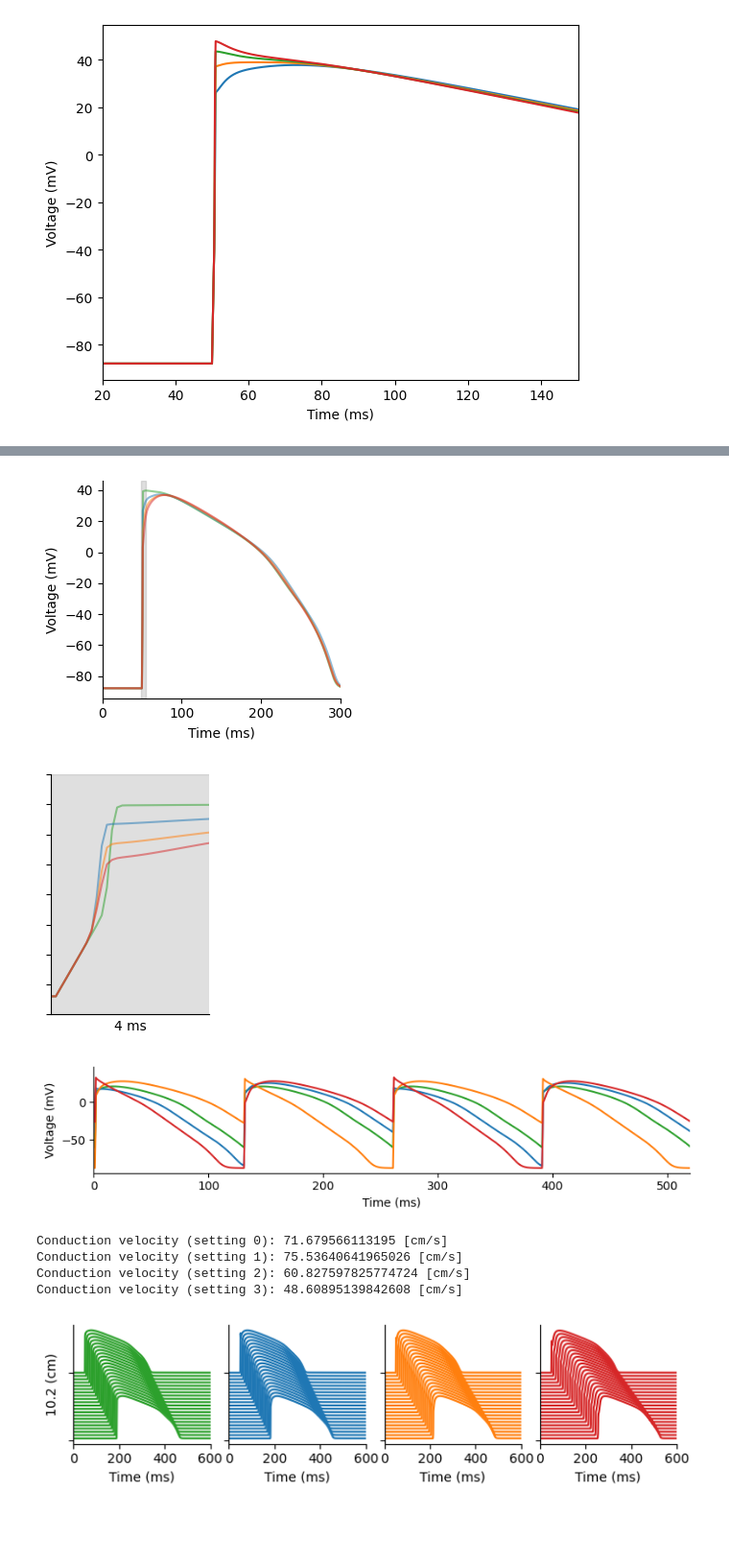
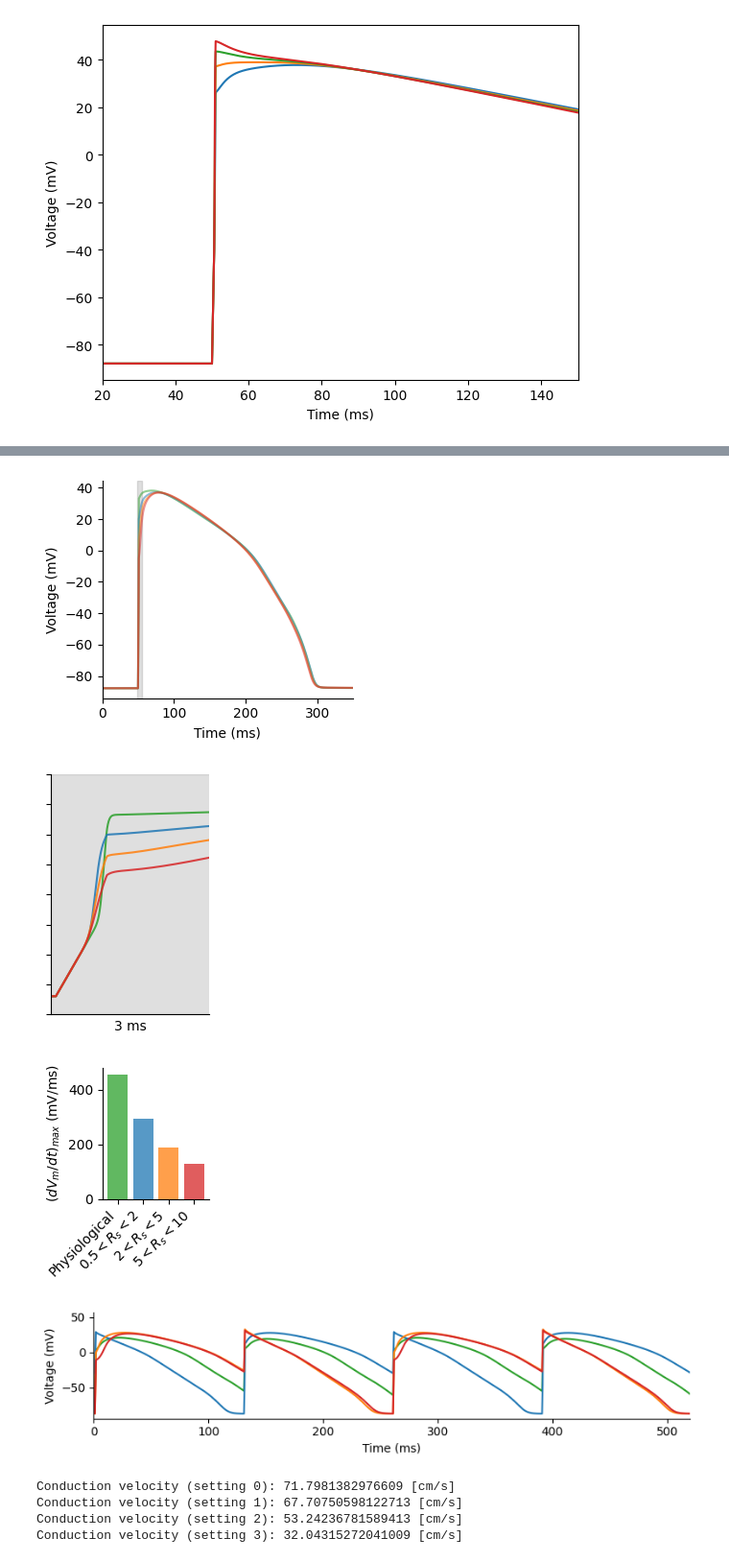
Before and after one commit to CardiacModelling/nav-artefact-model, a Jupyter notebook: src/ap/ap-effects.ipynb, the cells around one changed output, grey strips where cells are left out. Shown at 96% size. Drawn from its saved outputs; the diff is of its cells as text; code cells hidden in the pictures; blank space fills up the shorter version.

Commit message:
Final update for the figure in manuscript

```diff
--- a/src/ap/ap-effects.ipynb
+++ b/src/ap/ap-effects.ipynb
@@ -408,6 +408,6 @@ plt.show()
 # %%
 LONG = True
-n = 1024 if LONG else 128
+n = 1500 if LONG else 128
 protocol = myokit.pacing.blocktrain(period=1000,
                                     duration=1,
                                     offset=50,
@@ -421,7 +421,7 @@ for i, p in enumerate(PARAMS):
     mmt_ap.set_value('ina.p3', p[1])
     s = myokit.Simulation1d(mmt_ap, protocol, ncells=n)
     #s.set_paced_cells(50)
-    s.set_conductance(15.5) # To make cv ~ 70 cm/s: https://www.sciencedirect.com/science/article/pii/S2405500X24009940
+    s.set_conductance(14) # To make cv ~ 70 cm/s: https://www.sciencedirect.com/science/article/pii/S2405500X24009940
     s.set_step_size(0.01)
     try:
         # Run
@@ -458,10 +458,11 @@ Conduction velocity (setting 3): 48.60895139842608 [cm/s]
 # %%
-def plot_cv(b, ax, skip=30):
+def plot_cv(b, ax, skip=50, start=250, end=1250):
     # Plot conduction velocity to `ax` and return (ax, cv)
     x,y,z = b.grid('membrane.V')
-    n = len(y)
-    for k, j in enumerate(y[::skip, 0]):
-            ax.plot(x[j][:-1], z[j] + (n/skip - k)/(n/skip)*100*2, c=colors[i])
+    n = end - start
+    t0 = x[skip][np.where(z[start] > -50)[0][0]] - 10
+    for k, j in enumerate(y[start:end+skip:skip, 0]):
+            ax.plot(x[j][:-1]-t0, z[j] + (n/skip - k)/(n/skip)*100*2, c=colors[i])
     return ax, b.cv('membrane.V')
 # %%
 # Make nice plot
@@ -474,19 +475,20 @@ RsRange = [(0.5, 2), (2, 5), (5, 10)]
 
 # A
 plt.figure(figsize=(4, 3))
-data_b = np.loadtxt('./data/baseline.csv')
-plt.plot(v_steps, data_b, c=colors[0], alpha=0.75, label='Physiological (theoretical)')
-plt.plot(v_steps, run(PARAMS[0])['Current'], c=colors[0], alpha=0.75, linestyle='--')
+v_steps_data = np.arange(-90, 50, 5)
+v_steps = v_steps_data
+v_steps = np.arange(-90, 50, 1)
+plt.plot(v_steps, run(PARAMS[0])['Current'], c=colors[0], alpha=0.75, label='Physiological (theoretical)')
 for i, CASE in enumerate([1, 2, 3]):
     all_iv = pd.read_csv(f'./data/case-{CASE}/all_iv.csv').T
     np.random.seed(0)
-    choice = np.random.choice(len(all_iv.T), 25, replace=False)
+    choice = np.random.choice(len(all_iv.T), 50, replace=False)
     d = []
     for iv in all_iv.values[:, choice].T: d.append(iv)
     data = np.mean(d, axis=0)
     Rl, Ru = RsRange[i]
-    plt.plot(v_steps, data, c=colors[i+1], alpha=0.75, label=str(Rl) + r'$<R_{s}<$' + str(Ru))
-    plt.errorbar(v_steps, data, yerr=np.std(d, axis=0) / np.sqrt(len(d)), c=colors[i+1], alpha=0.75)
+    plt.plot(v_steps_data, data, c=colors[i+1], alpha=0.75, label=str(Rl) + r'$<R_{s}<$' + str(Ru))
+    plt.errorbar(v_steps_data, data, yerr=np.std(d, axis=0) / np.sqrt(len(d)), c=colors[i+1], alpha=0.75)
     plt.plot(v_steps, run(PARAMS[i+1])['Current'], c=colors[i+1], alpha=0.75, linestyle='--')
 plt.xlabel('Voltage (mV)')
 plt.ylabel('Current (A/F)')
@@ -508,20 +510,21 @@ p = myokit.pacing.blocktrain(period=500,
                                 offset=50,
                                 level=0.75)
 m.set_protocol(p, label='pace')
-ZOOM = []
+TIME_ZOOM, ZOOM = [], []
 for i, p in enumerate(PARAMS):
     m.set_constant('ina.gNa', p[0])
     m.set_constant('ina.p1', p[1])
     m.set_constant('ina.p3', p[1])
     m.pre(10000)
-    d0 = m.run(TIME[-1]+1, log_times=TIME, log=LOG)
+    d0 = m.run(TIME[-1]+1, log=LOG + ['engine.time'])
     m.reset()
-    plt.plot(TIME, d0['membrane.V'], c=colors[i], alpha=0.5)
+    plt.plot(d0['engine.time'], d0['membrane.V'], c=colors[i], alpha=0.5)
     ZOOM.append(d0['membrane.V'])
+    TIME_ZOOM.append(d0['engine.time'])
 plt.axvspan(49, 55, color='gray', alpha=0.25)
 plt.xlabel('Time (ms)')
 plt.ylabel('Voltage (mV)')
-plt.xlim([0, 300])
+plt.xlim([0, 350])
 plt.tight_layout()
 plt.savefig('figs/ap-b1.pdf', format='pdf', bbox_inches='tight')
 plt.show()
@@ -529,10 +532,13 @@ plt.close()
 
 # B2
 plt.figure(figsize=(2, 3))
+dvdts = []
 for i, p in enumerate(PARAMS):
-    plt.plot(TIME, ZOOM[i], c=colors[i], alpha=0.5)
+    plt.plot(TIME_ZOOM[i], ZOOM[i], c=colors[i], alpha=0.85)
+    w = np.where((np.array(TIME_ZOOM[i]) > 49.9) & (np.array(TIME_ZOOM[i]) < 54))[0]
+    dvdts.append(np.max(np.gradient(np.array(ZOOM[i])[w], np.array(TIME_ZOOM[i])[w])))
 plt.axvspan(49.9, 54, color='gray', alpha=0.25)
-plt.xlabel('4 ms')
+plt.xlabel('3 ms')
 plt.tick_params(
     axis='x',          # changes apply to the x-axis
     which='both',      # both major and minor ticks are affected
@@ -547,7 +553,17 @@ plt.savefig('figs/ap-b2.pdf', format='pdf', bbox_inches='tight')
 plt.show()
 plt.close()
 
-# C
+# C option 1
+plt.figure(figsize=(2, 2.5))
+plt.bar([0, 1, 2, 3], dvdts, color=colors, alpha=0.75)
+plt.xticks([0, 1, 2, 3], ['Physiological']+[str(Rl) + r'$<R_{s}<$' + str(Ru) for Rl, Ru in RsRange], rotation=45, ha='right')
+plt.ylabel(r'$(dV_{m}/dt)_{max}$ (mV/ms)')
+plt.tight_layout()
+plt.savefig('figs/ap-c1.pdf', format='pdf', bbox_inches='tight')
+plt.show()
+plt.close()
+
+# C option 2
 plt.figure(figsize=(8, 2))
 TIME2 = np.arange(0, 3000, DT)
 p = myokit.pacing.blocktrain(period=130,
@@ -567,7 +583,7 @@ plt.ylabel('Voltage (mV)')
 plt.xlabel('Time (ms)')
 plt.xlim([0, 520])
 plt.tight_layout()
-plt.savefig('figs/ap-c.pdf', format='pdf', bbox_inches='tight')
+plt.savefig('figs/ap-c2.pdf', format='pdf', bbox_inches='tight')
 plt.show()
 plt.close()
 
@@ -581,7 +597,7 @@ for i, b in enumerate(CV):
     print(f'Conduction velocity (setting {i}): ' + str(cv) + ' [cm/s]')
     cvs.append(cv)
 plt.yticks(ticks=[-88, 112], labels=[])
-axes[0].set_ylabel('10.2 (cm)')  # 1020 cells * 0.01 cm/cell
+axes[0].set_ylabel('10 (cm)')  # 1000 cells * 0.01 cm/cell
 plt.tight_layout()
 plt.savefig('figs/ap-d.pdf', format='pdf', bbox_inches='tight')
 plt.show()
@@ -601,8 +617,8 @@ plt.close()
-[figure, old version]
+[figure, new version]
-[figure, old version]
+[figure, new version]
-[figure, old version]
+[figure, new version]
+[figure, new version]
-Conduction velocity (setting 0): 71.679566113195 [cm/s]
-Conduction velocity (setting 1): 75.53640641965026 [cm/s]
-Conduction velocity (setting 2): 60.827597825774724 [cm/s]
-Conduction velocity (setting 3): 48.60895139842608 [cm/s]
+Conduction velocity (setting 0): 71.7981382976609 [cm/s]
+Conduction velocity (setting 1): 67.70750598122713 [cm/s]
+Conduction velocity (setting 2): 53.24236781589413 [cm/s]
+Conduction velocity (setting 3): 32.04315272041009 [cm/s]
-[figure, old version]
```
Also changed, not shown: parts of 9 cells of this notebook, 23 other files.
